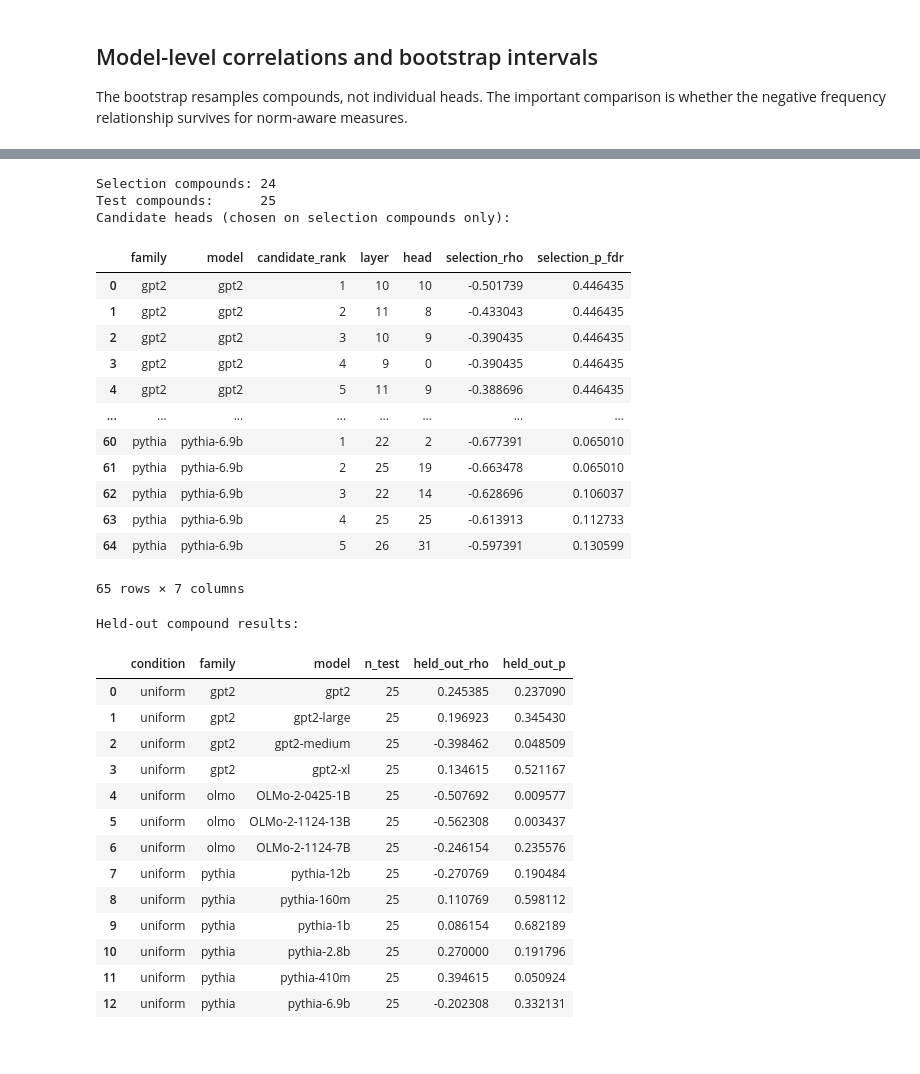
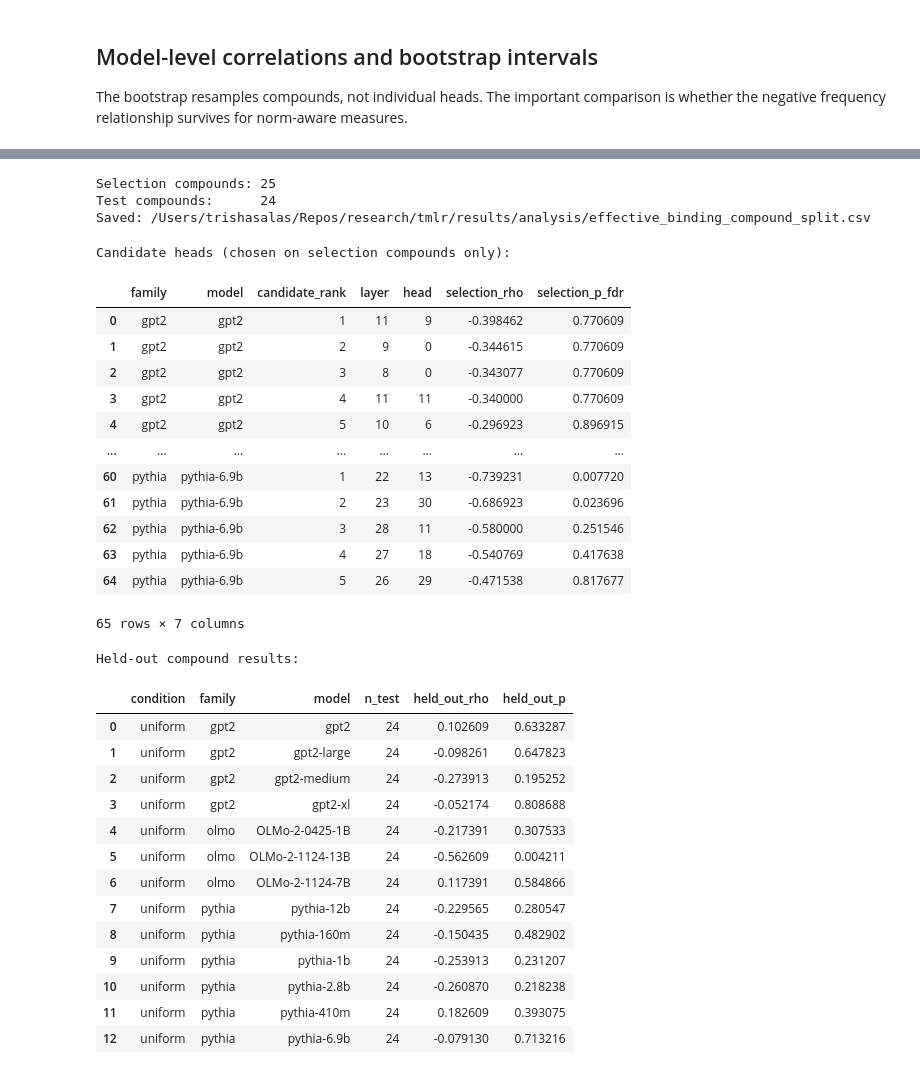
Before and after one commit to trishasalas/available-but-unreachable, a Jupyter notebook: notebooks/effective-binding-analysis.ipynb, the cells around one changed output, grey strips where cells are left out. Drawn from its saved outputs; the diff is of its cells as text; code cells hidden in the pictures.

Commit message:
fix: align effective binding analysis with preregistration

```diff
--- a/notebooks/effective-binding-analysis.ipynb
+++ b/notebooks/effective-binding-analysis.ipynb
@@ -284,12 +369,31 @@ then measured on the untouched test half.
 all_compounds = sorted(summary["compound"].unique())
 rng = np.random.default_rng(RANDOM_SEED)
 rng.shuffle(all_compounds)
-split_point = len(all_compounds) // 2
+if len(all_compounds) != 49:
+    raise ValueError(
+        f"Expected 49 compounds for the preregistered split, found {len(all_compounds)}."
+    )
+split_point = 25
 selection_compounds = set(all_compounds[:split_point])
 test_compounds = set(all_compounds[split_point:])
 
+assert len(selection_compounds) == 25
+assert len(test_compounds) == 24
+assert selection_compounds.isdisjoint(test_compounds)
+assert selection_compounds | test_compounds == set(all_compounds)
+
+split_table = pd.DataFrame({
+    "compound": all_compounds,
+    "split": ["selection"] * split_point + ["held_out"] * (len(all_compounds) - split_point),
+    "shuffle_position": np.arange(1, len(all_compounds) + 1),
+    "random_seed": RANDOM_SEED,
+})
+split_path = output_dir / "effective_binding_compound_split.csv"
+split_table.to_csv(split_path, index=False)
+
 print(f"Selection compounds: {len(selection_compounds)}")
 print(f"Test compounds:      {len(test_compounds)}")
+print(f"Saved: {split_path}")
 
 late_with_frequency = late.merge(
     frequency, on="compound", how="inner", validate="many_to_one"
@@ -365,58 +469,59 @@ for (family, model_name), model_data in late_with_frequency.groupby(["family", "
     })
 
 head_results = pd.concat(head_rows, ignore_index=True)
 candidates = pd.concat(candidate_rows, ignore_index=True)
 held_out_results = pd.DataFrame(test_rows)
 
 head_results.to_csv(
     output_dir / f"effective_binding_all_head_correlations_{CONDITION}.csv",
     index=False,
 )
 candidates.to_csv(
     output_dir / f"effective_binding_head_candidates_{CONDITION}.csv",
     index=False,
 )
 held_out_results.to_csv(
     output_dir / f"effective_binding_head_heldout_{CONDITION}.csv",
     index=False,
 )
 
 print("Candidate heads (chosen on selection compounds only):")
 display(candidates[[
     "family", "model", "candidate_rank", "layer", "head",
     "selection_rho", "selection_p_fdr",
 ]])
 print("Held-out compound results:")
 display(held_out_results)
 # %% [output]
-Selection compounds: 24
-Test compounds:      25
-Candidate heads (chosen on selection compounds only):
+Selection compounds: 25
+Test compounds:      24
+Saved: /Users/trishasalas/Repos/research/tmlr/results/analysis/effective_binding_compound_split.csv
+Candidate heads (chosen on selection compounds only):
 |  | family | model | candidate_rank | layer | head | selection_rho | selection_p_fdr |
-| 0 | gpt2 | gpt2 | 1 | 10 | 10 | -0.501739 | 0.446435 |
-| 1 | gpt2 | gpt2 | 2 | 11 | 8 | -0.433043 | 0.446435 |
-| 2 | gpt2 | gpt2 | 3 | 10 | 9 | -0.390435 | 0.446435 |
-| 3 | gpt2 | gpt2 | 4 | 9 | 0 | -0.390435 | 0.446435 |
-| 4 | gpt2 | gpt2 | 5 | 11 | 9 | -0.388696 | 0.446435 |
+| 0 | gpt2 | gpt2 | 1 | 11 | 9 | -0.398462 | 0.770609 |
+| 1 | gpt2 | gpt2 | 2 | 9 | 0 | -0.344615 | 0.770609 |
+| 2 | gpt2 | gpt2 | 3 | 8 | 0 | -0.343077 | 0.770609 |
+| 3 | gpt2 | gpt2 | 4 | 11 | 11 | -0.340000 | 0.770609 |
+| 4 | gpt2 | gpt2 | 5 | 10 | 6 | -0.296923 | 0.896915 |
 | ... | ... | ... | ... | ... | ... | ... | ... |
-| 60 | pythia | pythia-6.9b | 1 | 22 | 2 | -0.677391 | 0.065010 |
-| 61 | pythia | pythia-6.9b | 2 | 25 | 19 | -0.663478 | 0.065010 |
-| 62 | pythia | pythia-6.9b | 3 | 22 | 14 | -0.628696 | 0.106037 |
-| 63 | pythia | pythia-6.9b | 4 | 25 | 25 | -0.613913 | 0.112733 |
-| 64 | pythia | pythia-6.9b | 5 | 26 | 31 | -0.597391 | 0.130599 |
+| 60 | pythia | pythia-6.9b | 1 | 22 | 13 | -0.739231 | 0.007720 |
+| 61 | pythia | pythia-6.9b | 2 | 23 | 30 | -0.686923 | 0.023696 |
+| 62 | pythia | pythia-6.9b | 3 | 28 | 11 | -0.580000 | 0.251546 |
+| 63 | pythia | pythia-6.9b | 4 | 27 | 18 | -0.540769 | 0.417638 |
+| 64 | pythia | pythia-6.9b | 5 | 26 | 29 | -0.471538 | 0.817677 |
-65 rows × 7 columns
-Held-out compound results:
+65 rows × 7 columns
+Held-out compound results:
 |  | condition | family | model | n_test | held_out_rho | held_out_p |
-| 0 | uniform | gpt2 | gpt2 | 25 | 0.245385 | 0.237090 |
-| 1 | uniform | gpt2 | gpt2-large | 25 | 0.196923 | 0.345430 |
-| 2 | uniform | gpt2 | gpt2-medium | 25 | -0.398462 | 0.048509 |
-| 3 | uniform | gpt2 | gpt2-xl | 25 | 0.134615 | 0.521167 |
-| 4 | uniform | olmo | OLMo-2-0425-1B | 25 | -0.507692 | 0.009577 |
-| 5 | uniform | olmo | OLMo-2-1124-13B | 25 | -0.562308 | 0.003437 |
-| 6 | uniform | olmo | OLMo-2-1124-7B | 25 | -0.246154 | 0.235576 |
-| 7 | uniform | pythia | pythia-12b | 25 | -0.270769 | 0.190484 |
-| 8 | uniform | pythia | pythia-160m | 25 | 0.110769 | 0.598112 |
-| 9 | uniform | pythia | pythia-1b | 25 | 0.086154 | 0.682189 |
-| 10 | uniform | pythia | pythia-2.8b | 25 | 0.270000 | 0.191796 |
-| 11 | uniform | pythia | pythia-410m | 25 | 0.394615 | 0.050924 |
-| 12 | uniform | pythia | pythia-6.9b | 25 | -0.202308 | 0.332131 |
+| 0 | uniform | gpt2 | gpt2 | 24 | 0.102609 | 0.633287 |
+| 1 | uniform | gpt2 | gpt2-large | 24 | -0.098261 | 0.647823 |
+| 2 | uniform | gpt2 | gpt2-medium | 24 | -0.273913 | 0.195252 |
+| 3 | uniform | gpt2 | gpt2-xl | 24 | -0.052174 | 0.808688 |
+| 4 | uniform | olmo | OLMo-2-0425-1B | 24 | -0.217391 | 0.307533 |
+| 5 | uniform | olmo | OLMo-2-1124-13B | 24 | -0.562609 | 0.004211 |
+| 6 | uniform | olmo | OLMo-2-1124-7B | 24 | 0.117391 | 0.584866 |
+| 7 | uniform | pythia | pythia-12b | 24 | -0.229565 | 0.280547 |
+| 8 | uniform | pythia | pythia-160m | 24 | -0.150435 | 0.482902 |
+| 9 | uniform | pythia | pythia-1b | 24 | -0.253913 | 0.231207 |
+| 10 | uniform | pythia | pythia-2.8b | 24 | -0.260870 | 0.218238 |
+| 11 | uniform | pythia | pythia-410m | 24 | 0.182609 | 0.393075 |
+| 12 | uniform | pythia | pythia-6.9b | 24 | -0.079130 | 0.713216 |
```
Also changed, not shown: parts of 12 cells of this notebook, 15 other files.
